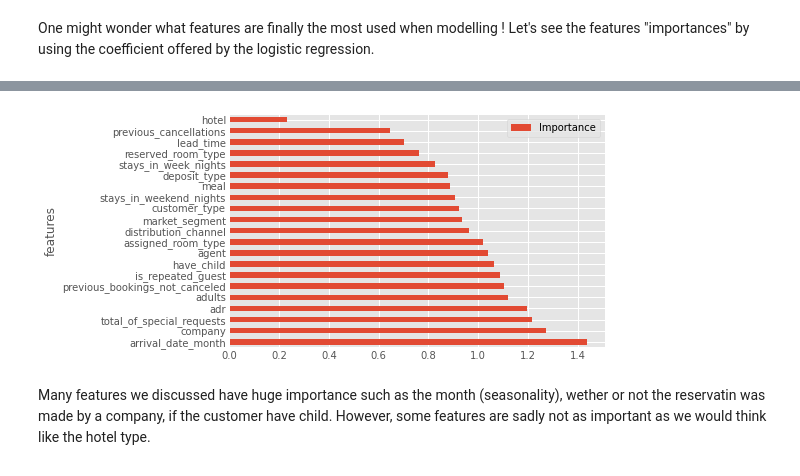
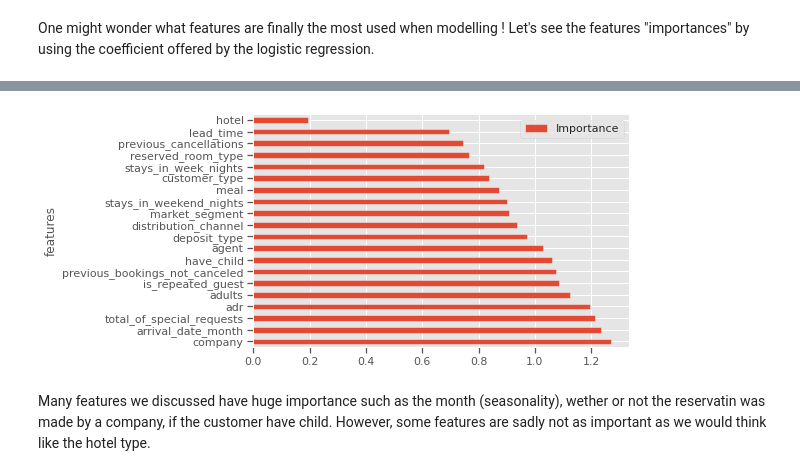
Before and after one commit to Noureddineidir/Applied-ML-ENSAE-Course-, a Jupyter notebook: TP2.ipynb, the cells around one changed output, grey strips where cells are left out. Cells and saved outputs as stored; diff of their text form; code cells hidden in the pictures.

Commit message:
Remove assigned room type in models

```diff
--- a/TP2.ipynb
+++ b/TP2.ipynb
@@ -924,6 +919,9 @@ plt.show()
 [figure]
 # %% [markdown]
 Finally, the numer of special requests might have an impact on wether or not you might offer a parking spot. We see that there is an increase in hte demand for parking with no number of special requests, as suggested by the correlation matrix. Furthermore, you might already been in a dialogue with a custoemrs that have special requests which would make them less likely to be pissed by a parking notifcation !
+# %%
+data.drop(['assigned_room_type'], axis=1, inplace=True)
+#drop it as we won't have it before the client is in the hotel
 # %% [markdown]
 ## Modelling
 # %% [markdown]
@@ -1076,12 +1097,12 @@ coeff= best_logreg['logreg'].coef_[0] #get coefficient of the logistic regressio
 # %%
 import math
 plt.style.use('ggplot')
 feature_importance = pd.DataFrame(features, columns = ["features"])
-feature_importance["Importance"] = pow(math.e, coeff[:21]) #pass coeff to exponential
+feature_importance["Importance"] = pow(math.e, coeff[:20]) #pass coeff to exponential
 feature_importance = feature_importance.sort_values(by = ["Importance"], ascending=False) #sort coeff
 ax = feature_importance.plot.barh(x='features', y='Importance')
 plt.show()
 # %% [output]
-[figure, old version]
+[figure, new version]
 # %% [markdown]
 Many features we discussed have huge importance such as the month (seasonality), wether or not the reservatin was made by a company, if the customer have child. However, some features are sadly not as important as we would think like the hotel type.
```
Also changed, not shown: parts of 7 cells of this notebook.
